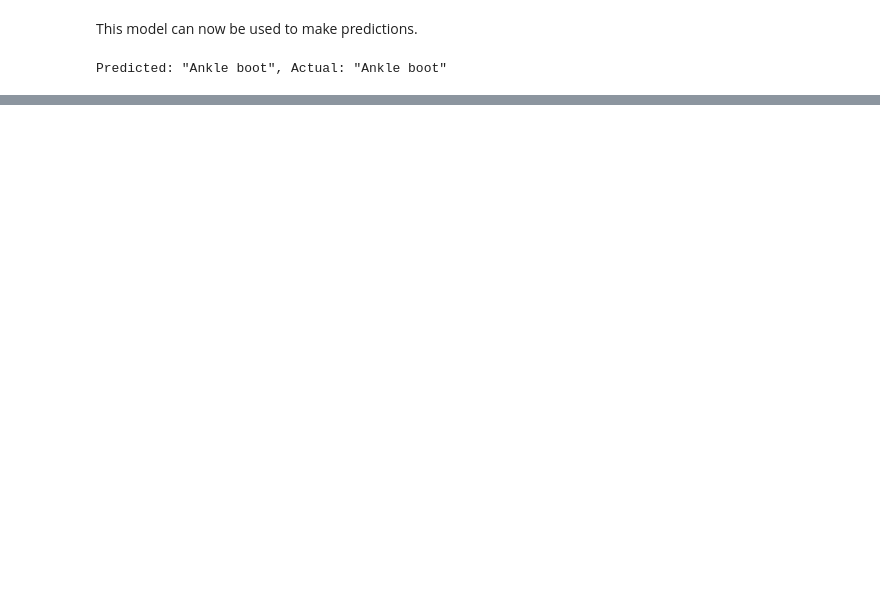
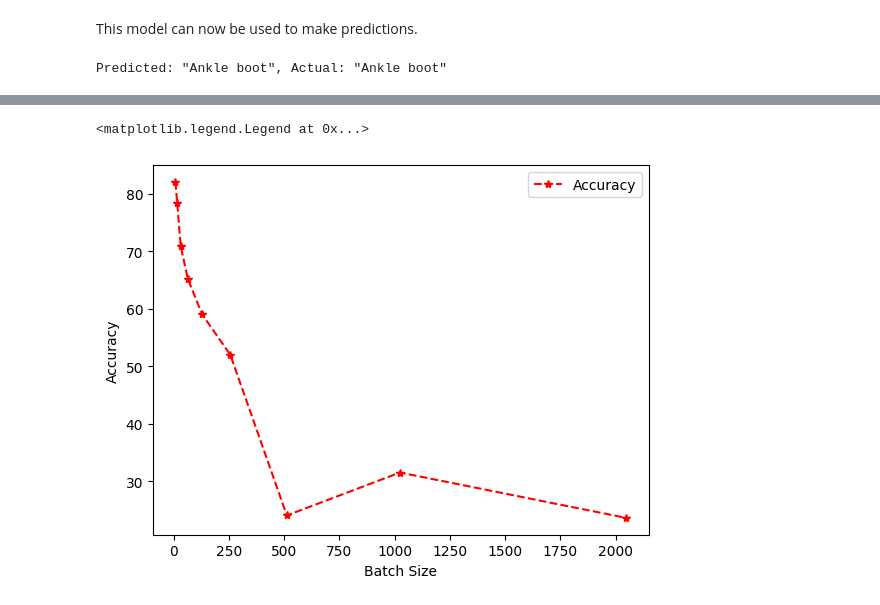
Before and after one commit to AgnidDrage/MachineLearning, a Jupyter notebook: quickstart_explanation.ipynb, the cells around one changed output, grey strips where cells are left out. Cells and saved outputs as stored; diff of their text form; code cells hidden in the pictures; blank space fills up the shorter version.

```diff
--- a/quickstart_explanation.ipynb
+++ b/quickstart_explanation.ipynb
@@ -307,0 +340,21 @@ Predicted: "Ankle boot", Actual: "Ankle boot"
+# %%
+
+batch_num = [8, 16, 32, 64, 128, 256, 512, 1024, 2048]
+accuracy_values = []
+loss_test_values = []
+
+
+for i in batch_num:
+    test_batch_model = NeuralNetwork().to(device)
+    sdg_optimizer = torch.optim.SGD(test_batch_model.parameters(), lr=1e-3)
+    train_batch_dataloader = DataLoader(dataset = training_data,batch_size=i, shuffle=False)
+    test_batch_dataloader = DataLoader(dataset=test_data, batch_size=i, shuffle=False)
+
+    for t in range(epoch):
+        print("SDG Optimizer")
+        print(f"Epoch {t+1} \n-------------------------------")
+        train(train_batch_dataloader, test_batch_model, loss_fn, sdg_optimizer)
+        accuracy, loss_test = test(test_batch_dataloader, test_batch_model, loss_fn)
+
+    accuracy_values.append(accuracy)
+    loss_test_values.append(loss_test)
@@ -307,0 +379,9 @@ Predicted: "Ankle boot", Actual: "Ankle boot"
+# %%
+# Plot accuracy vs batch size
+plt.plot(batch_num, accuracy_values, "--*", label='Accuracy', color='red')
+plt.ylabel('Accuracy')
+plt.xlabel('Batch Size')
+plt.legend()
+# %% [output]
+<matplotlib.legend.Legend at 0x...>
+[figure, added]
```
Also changed, not shown: parts of 17 cells of this notebook, 10 other files.
